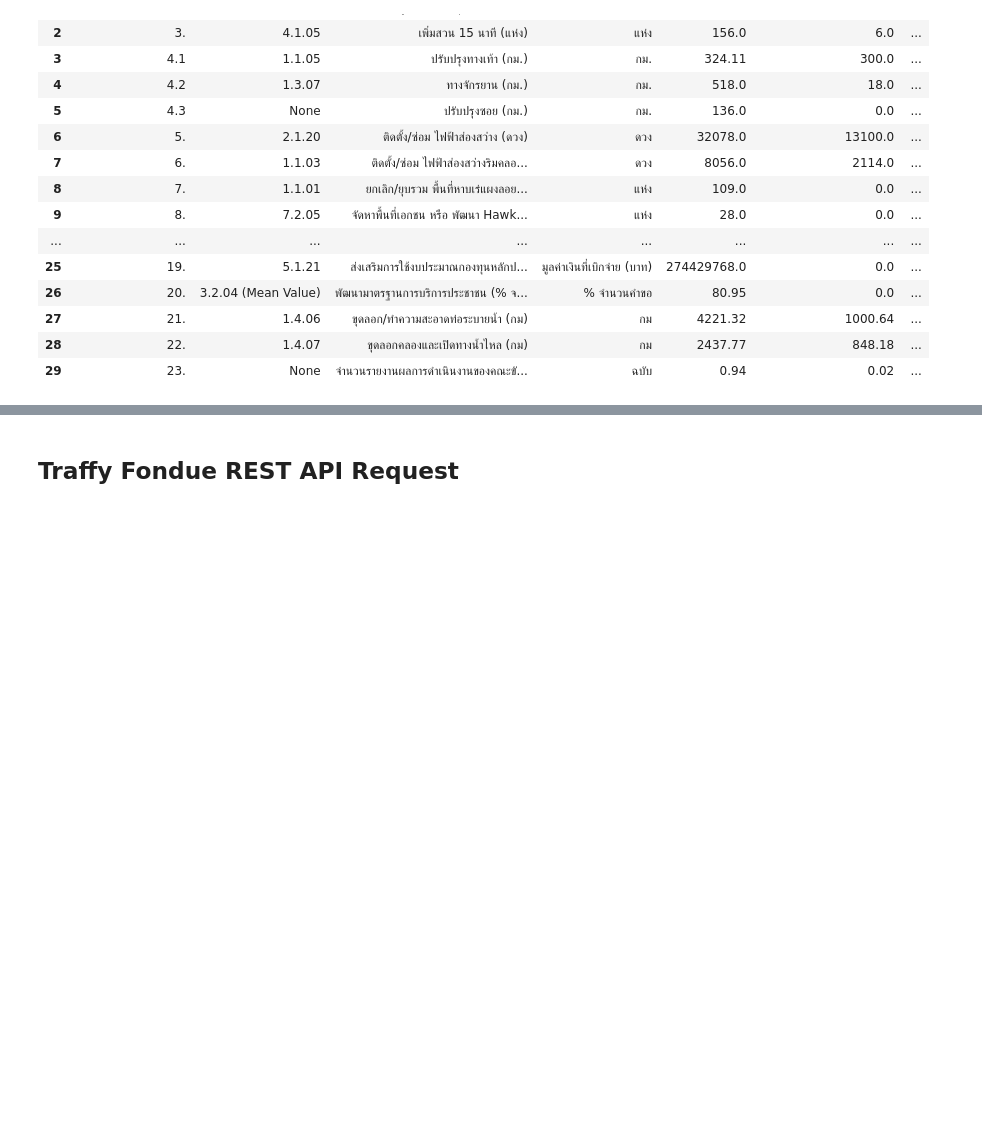
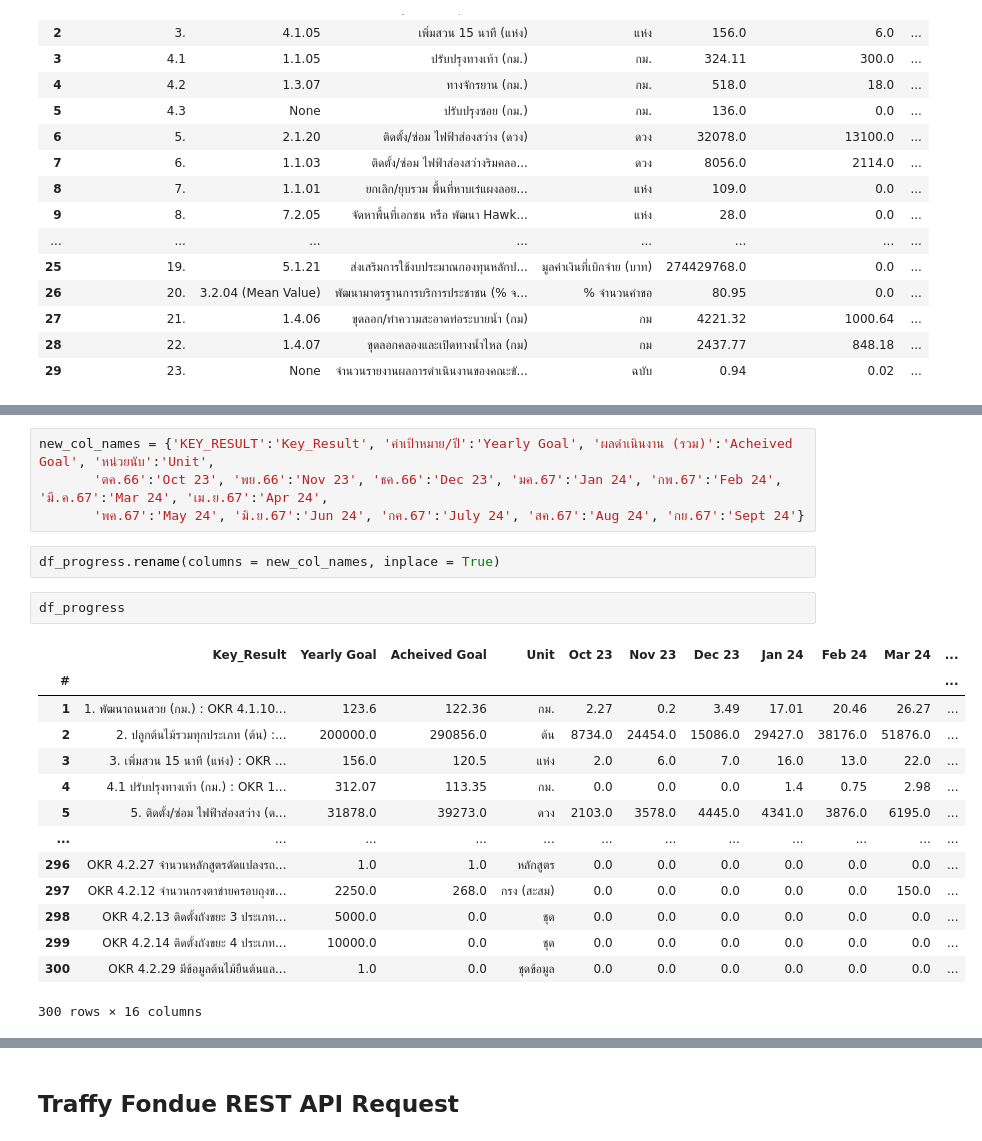
Before and after one commit to SKT-Sukatat/BKK_Policy_Tracker_Dashboard, a Jupyter notebook: BKK_Data_Cleansing.ipynb, the cells around one changed output, grey strips where cells are left out. Drawn from its saved outputs; the diff is of its cells as text; blank space fills up the shorter version.

```diff
--- a/BKK_Data_Cleansing.ipynb
+++ b/BKK_Data_Cleansing.ipynb
@@ -115,0 +181,23 @@ df_bkk
+# %%
+new_col_names = {'KEY_RESULT':'Key_Result', 'ค่าเป้าหมาย/ปี':'Yearly Goal', 'ผลดำเนินงาน (รวม)':'Acheived Goal', 'หน่วยนับ':'Unit',
+       'ตค.66':'Oct 23', 'พย.66':'Nov 23', 'ธค.66':'Dec 23', 'มค.67':'Jan 24', 'กพ.67':'Feb 24', 'มี.ค.67':'Mar 24', 'เม.ย.67':'Apr 24',
+       'พค.67':'May 24', 'มิ.ย.67':'Jun 24', 'กค.67':'July 24', 'สค.67':'Aug 24', 'กย.67':'Sept 24'}
+# %%
+df_progress.rename(columns = new_col_names, inplace = True)
+# %%
+df_progress
+# %% [output]
+|  | Key_Result | Yearly Goal | Acheived Goal | Unit | Oct 23 | Nov 23 | Dec 23 | Jan 24 | Feb 24 | Mar 24 | ... |
+| # |  |  |  |  |  |  |  |  |  |  | ... |
+| 1 | 1. พัฒนาถนนสวย (กม.) : OKR 4.1.10... | 123.6 | 122.36 | กม. | 2.27 | 0.2 | 3.49 | 17.01 | 20.46 | 26.27 | ... |
+| 2 | 2. ปลูกต้นไม้รวมทุกประเภท (ต้น) :... | 200000.0 | 290856.0 | ต้น | 8734.0 | 24454.0 | 15086.0 | 29427.0 | 38176.0 | 51876.0 | ... |
+| 3 | 3. เพิ่มสวน 15 นาที (แห่ง) : OKR ... | 156.0 | 120.5 | แห่ง | 2.0 | 6.0 | 7.0 | 16.0 | 13.0 | 22.0 | ... |
+| 4 | 4.1 ปรับปรุงทางเท้า (กม.) : OKR 1... | 312.07 | 113.35 | กม. | 0.0 | 0.0 | 0.0 | 1.4 | 0.75 | 2.98 | ... |
+| 5 | 5. ติดตั้ง/ซ่อม ไฟฟ้าส่องสว่าง (ด... | 31878.0 | 39273.0 | ดวง | 2103.0 | 3578.0 | 4445.0 | 4341.0 | 3876.0 | 6195.0 | ... |
+| ... | ... | ... | ... | ... | ... | ... | ... | ... | ... | ... | ... |
+| 296 | OKR 4.2.27 จำนวนหลักสูตรดัดแปลงรถ... | 1.0 | 1.0 | หลักสูตร | 0.0 | 0.0 | 0.0 | 0.0 | 0.0 | 0.0 | ... |
+| 297 | OKR 4.2.12 จำนวนกรงตาข่ายครอบถุงข... | 2250.0 | 268.0 | กรง (สะสม) | 0.0 | 0.0 | 0.0 | 0.0 | 0.0 | 150.0 | ... |
+| 298 | OKR 4.2.13 ติดตั้งถังขยะ 3 ประเภท... | 5000.0 | 0.0 | ชุด | 0.0 | 0.0 | 0.0 | 0.0 | 0.0 | 0.0 | ... |
+| 299 | OKR 4.2.14 ติดตั้งถังขยะ 4 ประเภท... | 10000.0 | 0.0 | ชุด | 0.0 | 0.0 | 0.0 | 0.0 | 0.0 | 0.0 | ... |
+| 300 | OKR 4.2.29 มีข้อมูลต้นไม้ยืนต้นแล... | 1.0 | 0.0 | ชุดข้อมูล | 0.0 | 0.0 | 0.0 | 0.0 | 0.0 | 0.0 | ... |
+300 rows × 16 columns
```
Also changed, not shown: parts of 12 cells of this notebook.
